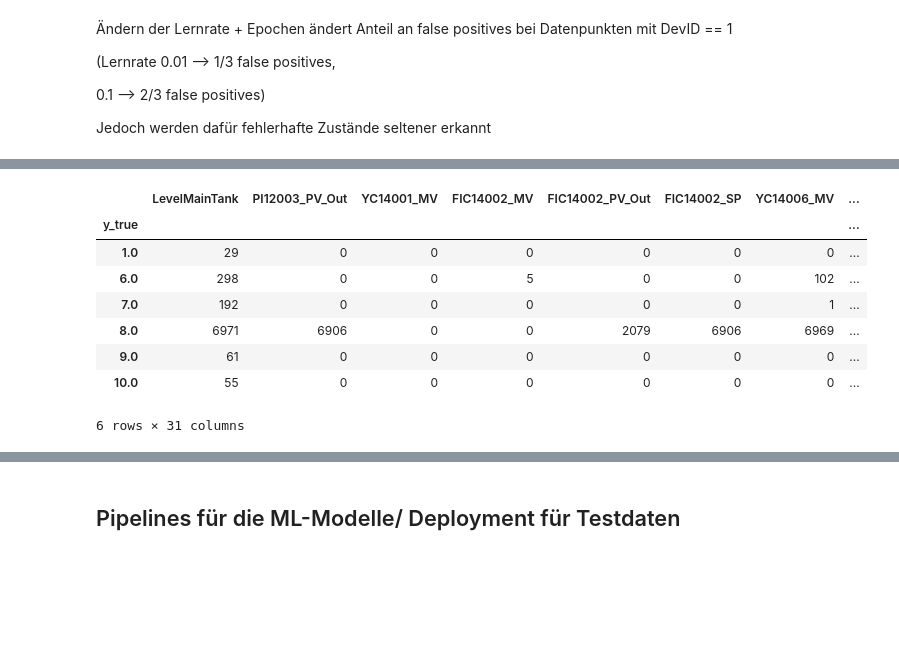
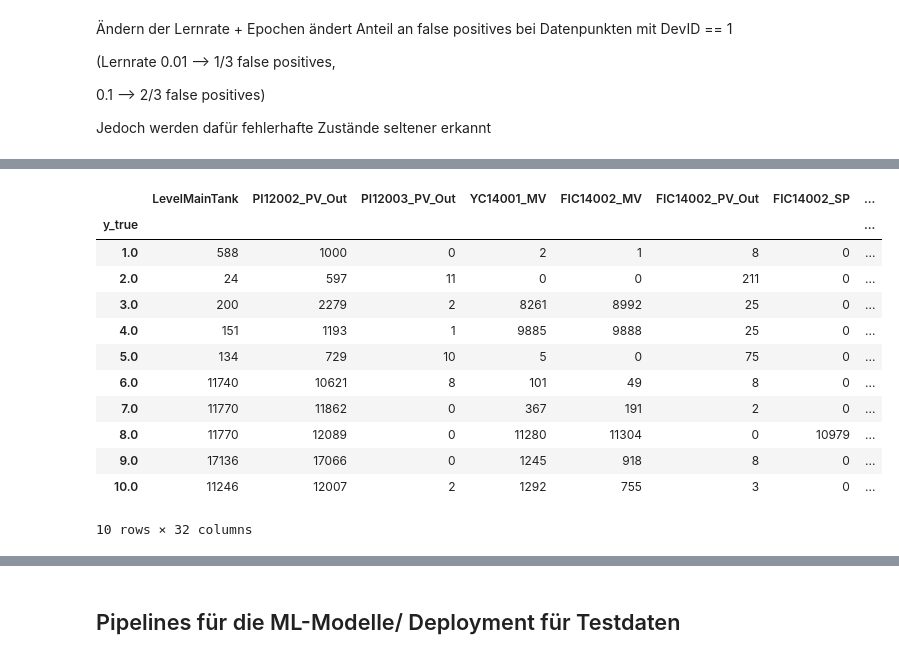
Before and after one commit to dan-vp/app_projekt, a Jupyter notebook: app_projekt_6.ipynb, the cells around one changed output, grey strips where cells are left out. Cells and saved outputs as stored; diff of their text form; code cells hidden in the pictures; blank space fills up the shorter version.

```diff
--- a/app_projekt_6.ipynb
+++ b/app_projekt_6.ipynb
@@ -479,3 +477,4 @@ import pandas as pd
 # %%
-a_dtw = a.drop(["timestamp", "day", "hour", "second", "dstep_p", "dstep_n",
+a_dtw = a.drop(["timestamp",
+                "day", "hour", "second", "dstep_p", "dstep_n",
                "timestamp_difference"], axis = 1)
@@ -905,9 +893,9 @@ backup_X_test = X_test_ae.copy()
 # %%
 sc_ae = StandardScaler()
 
-X_train_ae = sc.fit_transform(X_train_ae)
-X_val_ae = sc.fit_transform(X_val_ae)
-X_test_ae = sc.transform(X_test_ae)
+X_train_ae = sc_ae.fit_transform(X_train_ae)
+X_val_ae = sc_ae.fit_transform(X_val_ae)
+X_test_ae = sc_ae.transform(X_test_ae)
 # %%
 # Trainiere einen Autoencoder auf skalierten Daten
 # Über eine Encoderschicht mit ReLu-Aktivierungsfunktion und mit 2 Neuronen sollen die Daten rekonstruiert werden
@@ -933,12 +921,14 @@ class AutoEncoder(Model):
 
         self.encoder = tf.keras.Sequential([
             layers.Dense(15, activation = "relu"),
-            layers.Dense(10, activation = "relu")
+            layers.Dense(10, activation = "relu"),
+            layers.Dense(5, activation = "relu")
         ])
 
         self.decoder = tf.keras.Sequential([
+            layers.Dense(10, activation = "relu"),
             layers.Dense(15, activation = "relu"),
-            layers.Dense(X_train_ae.shape[1], activation = "linear")
+            layers.Dense(X_train_ae.shape[1])
 
 
         ])
@@ -950,7 +940,7 @@ class AutoEncoder(Model):
 
 autoencoder = AutoEncoder()
 
-autoencoder.compile(optimizer = SGD(learning_rate=0.001, momentum = 0.5, nesterov = True), loss = "mse")
+autoencoder.compile(optimizer = SGD(learning_rate=0.005, momentum = 0.5, nesterov = True), loss = "mse")
 
 
 autoencoder.fit(X_train_tensor, X_train_tensor,
@@ -1100,16 +1090,20 @@ step_length         17.0
 dtype: float64
 # %%
-eval_ae[(eval_ae.LIC21002_PV_Out == 1) & (eval_ae.LevelMainTank == 1)].groupby("y_true").sum()
+eval_ae.groupby("y_true").sum()
 # %% [output]
-|  | LevelMainTank | PI12003_PV_Out | YC14001_MV | FIC14002_MV | FIC14002_PV_Out | FIC14002_SP | YC14006_MV | ... |
+|  | LevelMainTank | PI12002_PV_Out | PI12003_PV_Out | YC14001_MV | FIC14002_MV | FIC14002_PV_Out | FIC14002_SP | ... |
 | y_true |  |  |  |  |  |  |  | ... |
-| 1.0 | 29 | 0 | 0 | 0 | 0 | 0 | 0 | ... |
-| 6.0 | 298 | 0 | 0 | 5 | 0 | 0 | 102 | ... |
-| 7.0 | 192 | 0 | 0 | 0 | 0 | 0 | 1 | ... |
-| 8.0 | 6971 | 6906 | 0 | 0 | 2079 | 6906 | 6969 | ... |
-| 9.0 | 61 | 0 | 0 | 0 | 0 | 0 | 0 | ... |
-| 10.0 | 55 | 0 | 0 | 0 | 0 | 0 | 0 | ... |
+| 1.0 | 588 | 1000 | 0 | 2 | 1 | 8 | 0 | ... |
+| 2.0 | 24 | 597 | 11 | 0 | 0 | 211 | 0 | ... |
+| 3.0 | 200 | 2279 | 2 | 8261 | 8992 | 25 | 0 | ... |
+| 4.0 | 151 | 1193 | 1 | 9885 | 9888 | 25 | 0 | ... |
+| 5.0 | 134 | 729 | 10 | 5 | 0 | 75 | 0 | ... |
+| 6.0 | 11740 | 10621 | 8 | 101 | 49 | 8 | 0 | ... |
+| 7.0 | 11770 | 11862 | 0 | 367 | 191 | 2 | 0 | ... |
+| 8.0 | 11770 | 12089 | 0 | 11280 | 11304 | 0 | 10979 | ... |
+| 9.0 | 17136 | 17066 | 0 | 1245 | 918 | 8 | 0 | ... |
+| 10.0 | 11246 | 12007 | 2 | 1292 | 755 | 3 | 0 | ... |
-6 rows × 31 columns
+10 rows × 32 columns
 # %%
 import matplotlib.pyplot as plt
 
```
Also changed, not shown: parts of 25 cells of this notebook.
